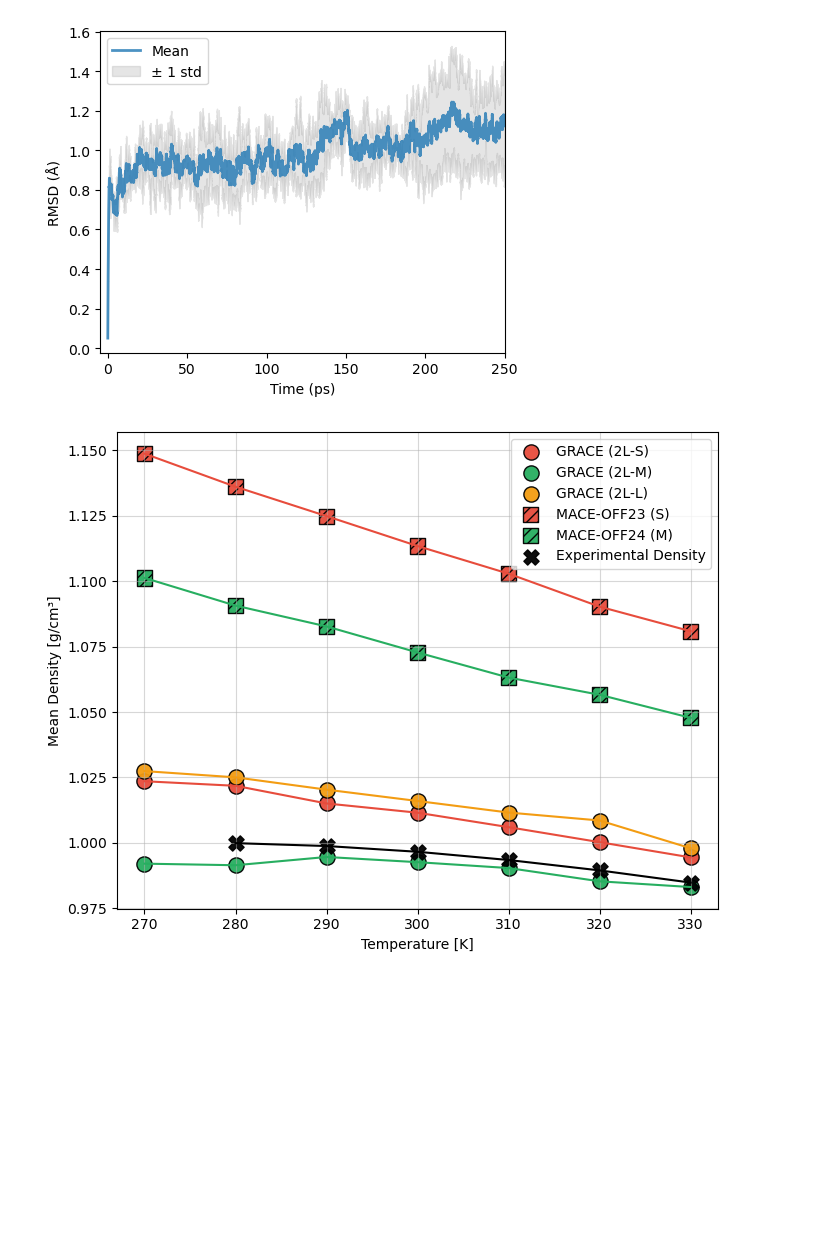
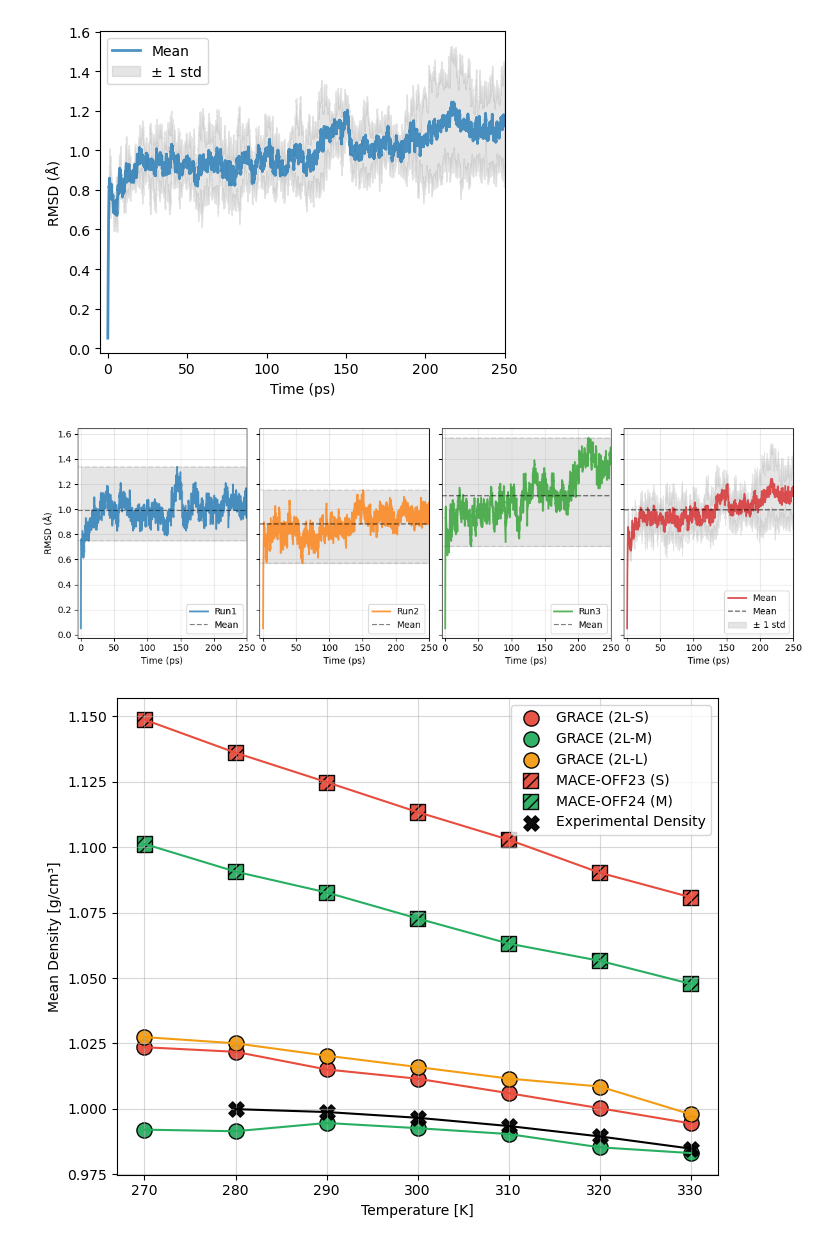
Before and after one commit to heid-lab/grace-off, a Jupyter notebook: analysis/final_plots.ipynb, the cells around one changed output. Saved outputs shown, nothing was run; the diff lists cells and outputs as text; code cells hidden in the pictures; blank space fills up the shorter version.

Commit message:
add new crambin and torsion plots

```diff
--- a/analysis/final_plots.ipynb
+++ b/analysis/final_plots.ipynb
@@ -593,6 +593,90 @@ plt.tight_layout()
 plt.savefig("crambin_rmsd.pdf")
 # %% [output]
 [figure]
+# %%
+# Read data
+df1 = pd.read_csv(
+    "rdf/rmsd_run1.dat", delim_whitespace=True, comment="#", names=["frame", "rmsd"]
+)
+df2 = pd.read_csv(
+    "rdf/rmsd_run2.dat", delim_whitespace=True, comment="#", names=["frame", "rmsd"]
+)
+df3 = pd.read_csv(
+    "rdf/rmsd_run3.dat", delim_whitespace=True, comment="#", names=["frame", "rmsd"]
+)
+
+# Combine data
+frames = df1["frame"].values
+rmsd1 = df1["rmsd"].values
+rmsd2 = df2["rmsd"].values
+rmsd3 = df3["rmsd"].values
+
+# Calculate mean and standard deviation
+rmsd_mean = (rmsd1 + rmsd2 + rmsd3) / 3
+rmsd_std = np.sqrt(
+    ((rmsd1 - rmsd_mean) ** 2 + (rmsd2 - rmsd_mean) ** 2 + (rmsd3 - rmsd_mean) ** 2) / 2
+)
+
+fig, axs = plt.subplots(1, 4, figsize=(12, 4), sharey=True)
+
+axs[0].plot(frames / 100, rmsd1, "C0", linewidth=2, label="Run1", alpha=0.8)
+axs[0].set_ylabel("RMSD (Å)")
+axs[0].axhline(y=rmsd1.mean(), color="k", linestyle="--", alpha=0.5, label="Mean")
+axs[0].axhline(y=rmsd1.max(), color="k", linestyle="--", alpha=0.1)
+axs[0].axhline(y=rmsd1[1000:].min(), color="k", linestyle="--", alpha=0.1)
+axs[0].fill_between(
+    frames / 100,
+    rmsd1[1000:].min(),
+    rmsd1.max(),
+    color="gray",
+    alpha=0.2,
+)
+
+
+axs[1].plot(frames / 100, rmsd2, "C1", linewidth=2, label="Run2", alpha=0.8)
+axs[1].axhline(y=rmsd2.mean(), color="k", linestyle="--", alpha=0.5, label="Mean")
+axs[1].axhline(y=rmsd2.max(), color="k", linestyle="--", alpha=0.1)
+axs[1].axhline(y=rmsd2[1000:].min(), color="k", linestyle="--", alpha=0.1)
+axs[1].fill_between(
+    frames / 100,
+    rmsd2[1000:].min(),
+    rmsd2.max(),
+    color="gray",
+    alpha=0.2,
+)
+
+axs[2].plot(frames / 100, rmsd3, "C2", linewidth=2, label="Run3", alpha=0.8)
+axs[2].axhline(y=rmsd3.mean(), color="k", linestyle="--", alpha=0.5, label="Mean")
+axs[2].axhline(y=rmsd3.max(), color="k", linestyle="--", alpha=0.1)
+axs[2].axhline(y=rmsd3[1000:].min(), color="k", linestyle="--", alpha=0.1)
+axs[2].fill_between(
+    frames / 100,
+    rmsd3[1000:].min(),
+    rmsd3.max(),
+    color="gray",
+    alpha=0.2,
+)
+
+axs[3].plot(frames / 100, rmsd_mean, "C3", linewidth=2, label="Mean", alpha=0.8)
+axs[3].axhline(y=rmsd_mean.mean(), color="k", linestyle="--", alpha=0.5, label="Mean")
+axs[3].fill_between(
+    frames / 100,
+    rmsd_mean - rmsd_std,
+    rmsd_mean + rmsd_std,
+    color="gray",
+    alpha=0.2,
+    label="± 1 std",
+)
+for ax in axs:
+    ax.grid(True, alpha=0.3)
+    ax.legend(loc="lower right")
+    ax.set_xlabel("Time (ps)")
+    ax.set_xlim([-5, 250])
+
+plt.tight_layout()
+plt.savefig("crambin_rmsd_single_runs.pdf")
+# %% [output]
+[figure, added]
 # %%
 # --- Read the CSV ---
 mean_data = pd.read_csv("temp_density/all_density_means.csv")
```
Also changed, not shown: parts of 2 cells of this notebook.
